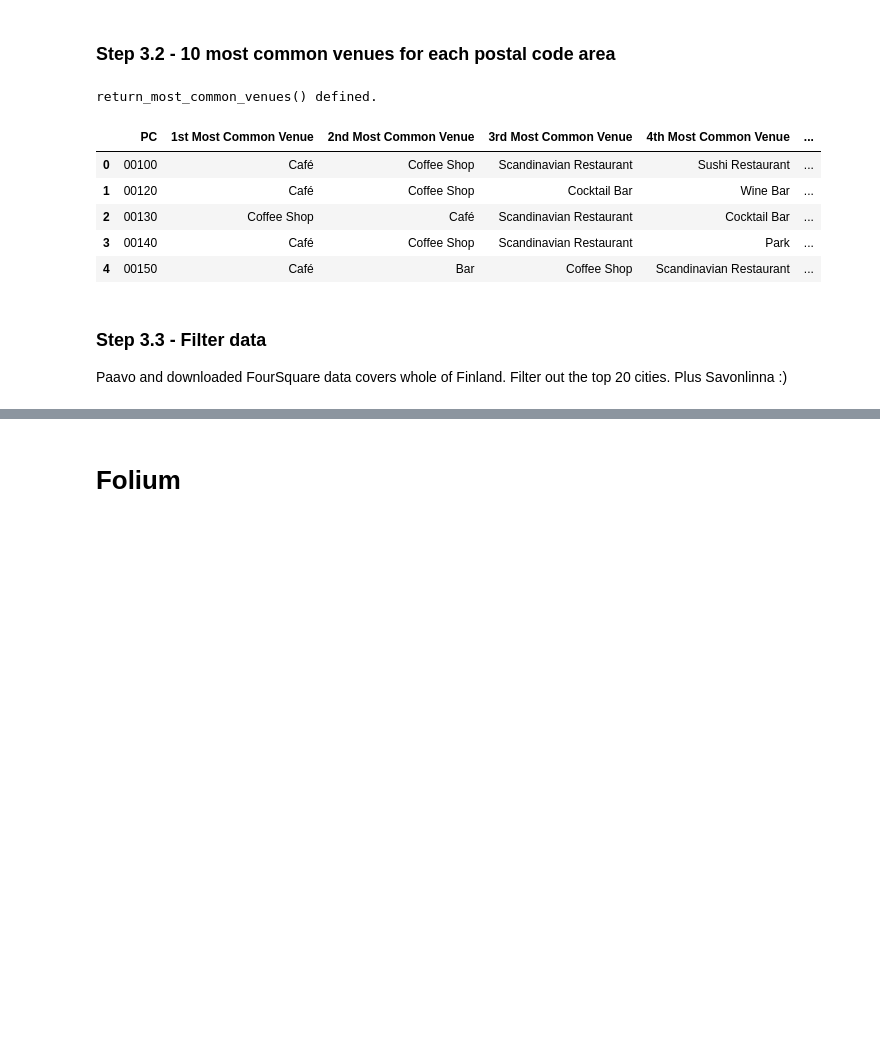
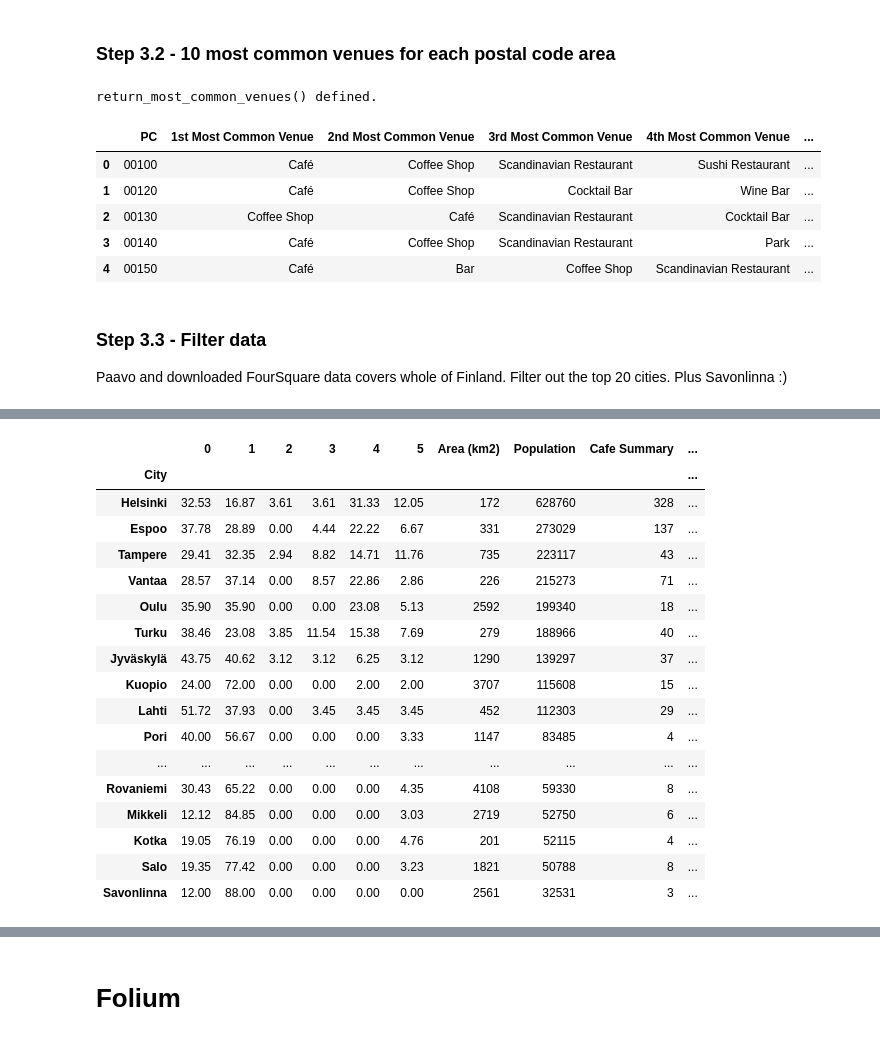
Before and after one commit to aitennek/Coursera_Capstone, a Jupyter notebook: Final_assignment/Notes.ipynb, the cells around one changed output, grey strips where cells are left out. Drawn from its saved outputs; the diff is of its cells as text; code cells hidden in the pictures; blank space fills up the shorter version.

Commit message:
Ready for problem and data discussion

```diff
--- a/Final_assignment/Notes.ipynb
+++ b/Final_assignment/Notes.ipynb
@@ -864,7 +894,7 @@ pc_venues_sorted_df = pd.DataFrame(columns=["PC"] + top_columns)
 pc_venues_sorted_df['PC'] = pc_venues_onehot_grouped_df['PC']
 
 for ind in np.arange(pc_venues_onehot_grouped_df.shape[0]):
-    pc_venues_sorted_df.iloc[ind, 1:] = return_most_common_venues(pc_venues_onehot_grouped_df.iloc[ind, 2:], num_top_venues)
+    pc_venues_sorted_df.iloc[ind, 1:] = return_most_common_venues(pc_venues_onehot_grouped_df.iloc[ind, 3:], num_top_venues)
 
 pc_venues_sorted_df.head()
 # %% [output]
@@ -1283,0 +1145,9 @@ paavo_fs_merged_df = paavo_fs_merged_df[list_order_to_top(["PC", "PC City", "PC
+# %%
+# 1. revisit the onehot data, this time use 'sum' to summarize the data by postal code area
+
+pc_venues_onehot_grouped_s_df = pc_venues_onehot_df.groupby('PC').sum().reset_index()
+print("PC venues grouped (count) shape", pc_venues_onehot_grouped_s_df.shape)
+
+pc_venues_onehot_grouped_s_df = pc_venues_onehot_grouped_s_df.merge(paavo_filtered_df[["PC", "PC Name", "City"]], on="PC")
+pc_venues_onehot_grouped_s_df = pc_venues_onehot_grouped_s_df[list_order_to_top(["PC", "PC Name", "City"], pc_venues_onehot_grouped_s_df.columns.tolist())]
+pc_venues_onehot_grouped_s_df.head()
@@ -1283,0 +1222,5 @@ paavo_fs_merged_df = paavo_fs_merged_df[list_order_to_top(["PC", "PC City", "PC
+# %%
+# 3. merge...
+paavo_fs_merged_df = pd.merge(paavo_fs_merged_df, pc_venues_onehot_grouped_s_df.drop(['PC Name', 'City'], axis=1, inplace=False), on="PC")
+print("Shape of merged data:", paavo_fs_merged_df.shape)
+# paavo_fs_merged_df.head()
@@ -1283,0 +1441,46 @@ paavo_fs_merged_df = paavo_fs_merged_df[list_order_to_top(["PC", "PC City", "PC
+# %%
+# use onehot encoding to be able to get cluster values into separate columns
+city_clusters_onehot_df = pd.get_dummies(paavo_fs_merged_df['Cluster Label'])
+city_clusters_onehot_df['City'] = paavo_fs_merged_df['City']
+city_clusters_onehot_df['Area (km2)'] = paavo_fs_merged_df.iloc[:, 18] / 1000000
+city_clusters_onehot_df['Area (km2)'] = city_clusters_onehot_df['Area (km2)'].astype('int')
+city_clusters_onehot_df['Population'] = paavo_fs_merged_df.iloc[:, 19].astype('int')
+city_clusters_onehot_df['Cafe Summary'] = paavo_fs_merged_df['Cafe Summary'].astype('int')
+city_clusters_onehot_df['Restaurant Summary'] = paavo_fs_merged_df['Restaurant Summary'].astype('int')
+
+city_clusters_onehot_df['PC Area count'] = np.ones(city_clusters_onehot_df.shape[0]).astype('int')
+
+city_clusters_onehot_df = city_clusters_onehot_df.groupby('City').sum()
+
+# change cluster counts into percent values
+for i in range(0, 6):
+    None
+    city_clusters_onehot_df[i] = 100 * (city_clusters_onehot_df[i] / city_clusters_onehot_df['PC Area count'])
+
+city_clusters_onehot_df.sort_values(by=['Population'], ascending=False, inplace=True)
+city_clusters_onehot_df["Biggest in Finland (population)"] = np.array(list(range(1, city_clusters_onehot_df.shape[0] + 1)))
+city_clusters_onehot_df['Population by cafe'] = city_clusters_onehot_df['Population'] / city_clusters_onehot_df['Cafe Summary']
+city_clusters_onehot_df['Population by cafe'] = city_clusters_onehot_df['Population by cafe'].astype('int')
+city_clusters_onehot_df['Population by restaurant'] = city_clusters_onehot_df['Population'] / city_clusters_onehot_df['Restaurant Summary']
+city_clusters_onehot_df['Population by restaurant'] = city_clusters_onehot_df['Population by restaurant'].astype('int')
+
+city_clusters_onehot_df
+# %% [output]
+|  | 0 | 1 | 2 | 3 | 4 | 5 | Area (km2) | Population | Cafe Summary | ... |
+| City |  |  |  |  |  |  |  |  |  | ... |
+| Helsinki | 32.53 | 16.87 | 3.61 | 3.61 | 31.33 | 12.05 | 172 | 628760 | 328 | ... |
+| Espoo | 37.78 | 28.89 | 0.00 | 4.44 | 22.22 | 6.67 | 331 | 273029 | 137 | ... |
+| Tampere | 29.41 | 32.35 | 2.94 | 8.82 | 14.71 | 11.76 | 735 | 223117 | 43 | ... |
+| Vantaa | 28.57 | 37.14 | 0.00 | 8.57 | 22.86 | 2.86 | 226 | 215273 | 71 | ... |
+| Oulu | 35.90 | 35.90 | 0.00 | 0.00 | 23.08 | 5.13 | 2592 | 199340 | 18 | ... |
+| Turku | 38.46 | 23.08 | 3.85 | 11.54 | 15.38 | 7.69 | 279 | 188966 | 40 | ... |
+| Jyväskylä | 43.75 | 40.62 | 3.12 | 3.12 | 6.25 | 3.12 | 1290 | 139297 | 37 | ... |
+| Kuopio | 24.00 | 72.00 | 0.00 | 0.00 | 2.00 | 2.00 | 3707 | 115608 | 15 | ... |
+| Lahti | 51.72 | 37.93 | 0.00 | 3.45 | 3.45 | 3.45 | 452 | 112303 | 29 | ... |
+| Pori | 40.00 | 56.67 | 0.00 | 0.00 | 0.00 | 3.33 | 1147 | 83485 | 4 | ... |
+| ... | ... | ... | ... | ... | ... | ... | ... | ... | ... | ... |
+| Rovaniemi | 30.43 | 65.22 | 0.00 | 0.00 | 0.00 | 4.35 | 4108 | 59330 | 8 | ... |
+| Mikkeli | 12.12 | 84.85 | 0.00 | 0.00 | 0.00 | 3.03 | 2719 | 52750 | 6 | ... |
+| Kotka | 19.05 | 76.19 | 0.00 | 0.00 | 0.00 | 4.76 | 201 | 52115 | 4 | ... |
+| Salo | 19.35 | 77.42 | 0.00 | 0.00 | 0.00 | 3.23 | 1821 | 50788 | 8 | ... |
+| Savonlinna | 12.00 | 88.00 | 0.00 | 0.00 | 0.00 | 0.00 | 2561 | 32531 | 3 | ... |
```
Also changed, not shown: parts of 74 cells of this notebook, 1 other file.
